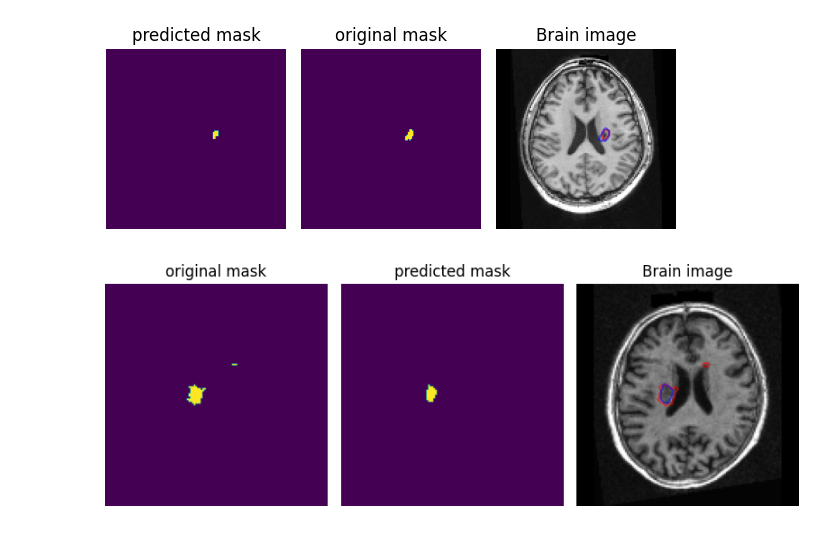
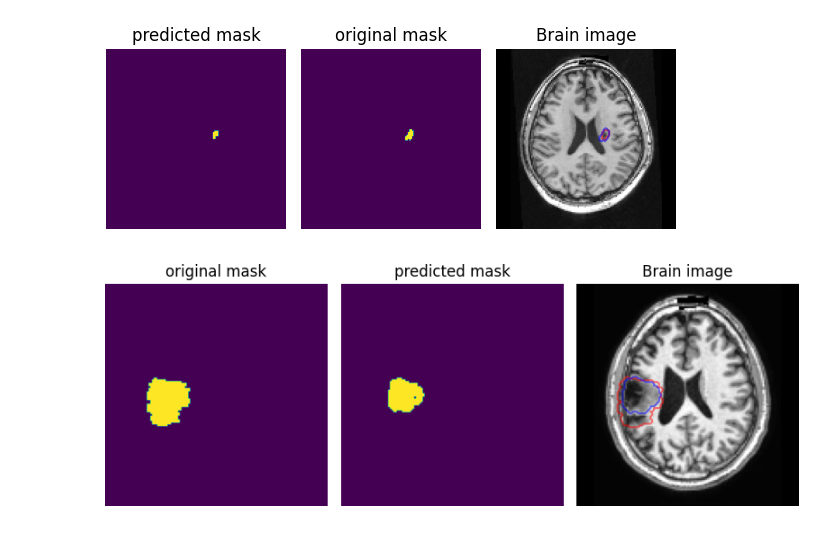
Before and after one commit to Malekba98/autoDDPM, a Jupyter notebook: core/show_segmentation_results.ipynb, the cells around one changed output. Cells and saved outputs as stored; diff of their text form; code cells hidden in the pictures.

```diff
--- a/core/show_segmentation_results.ipynb
+++ b/core/show_segmentation_results.ipynb
@@ -107,7 +107,7 @@ print_predictions_train_set(index)
 # %% [output]
 [figure]
 # %%
-index = '180'
+index = '016'
 print_predictions_unseen_test_set(index)
 # %% [output]
-[figure, old version]
+[figure, new version]
```
Also changed, not shown: 8 other files.
